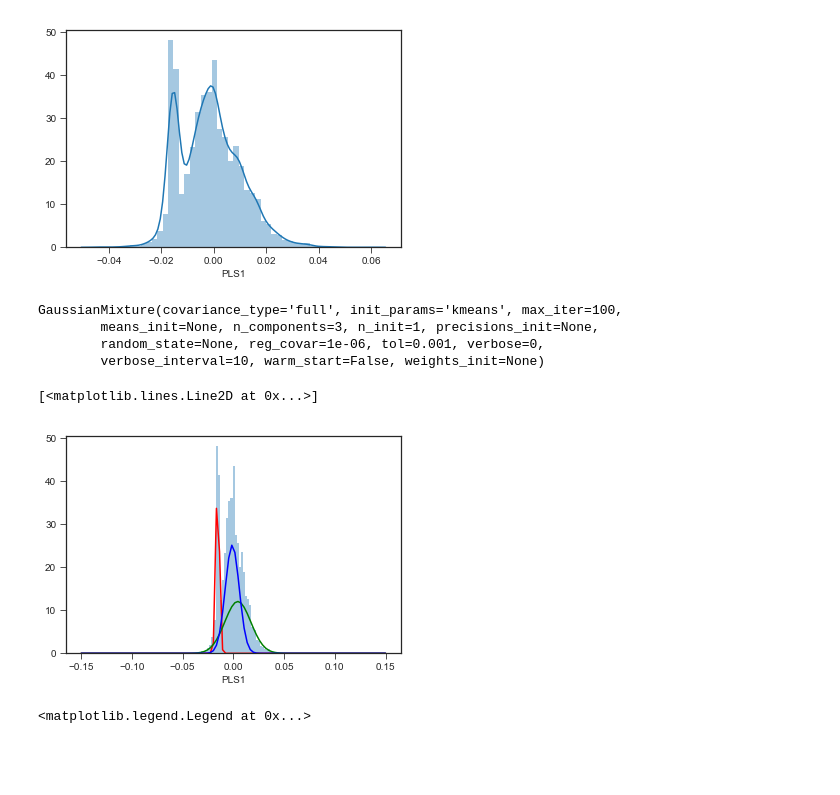
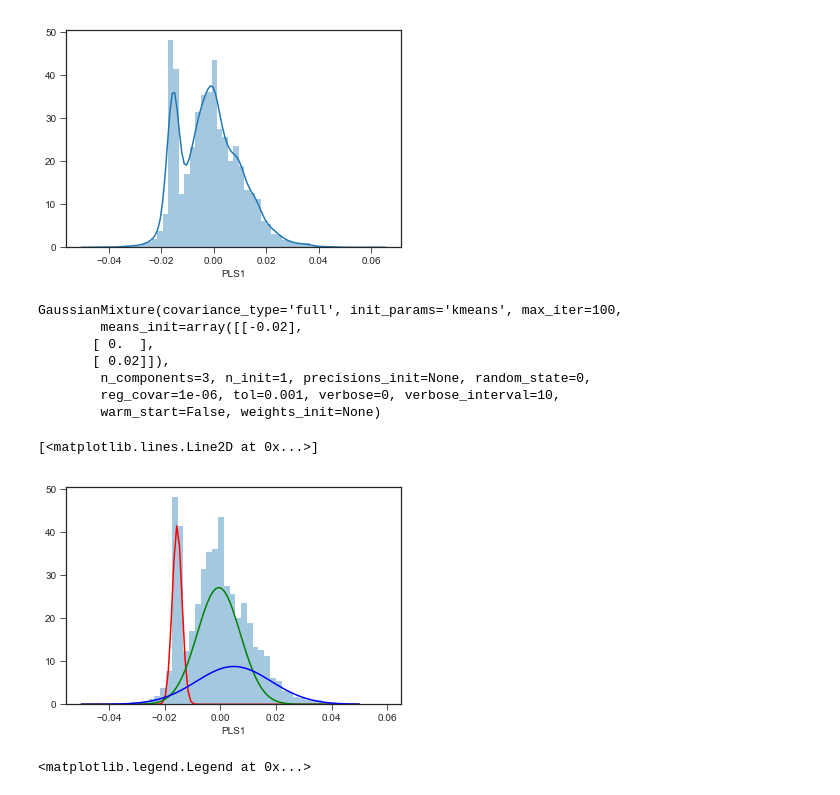
Before and after one commit to mortonjt/pls-balances, a Jupyter notebook: pls_balances/ipynb/mice.ipynb, the cells around one changed output. Cells and saved outputs as stored; diff of their text form; code cells hidden in the pictures; blank space fills up the shorter version.

```diff
--- a/pls_balances/ipynb/mice.ipynb
+++ b/pls_balances/ipynb/mice.ipynb
@@ -18,9 +18,9 @@ from sklearn.cross_decomposition import PLSRegression
 from skbio.stats.composition import clr, centralize, multiplicative_replacement
 ctable = pd.DataFrame(clr(centralize(table+1)),
                       index=table.index, columns=table.columns)
-
+cats = ((metadata=='d, 6 month').astype(np.int)-0.5) * 2
 rfc = PLSRegression(n_components=2)
-rfc.fit(X=ctable.values, Y=metadata=='d, 6 month')
+rfc.fit(X=ctable.values, Y=cats)
 # %% [output]
 PLSRegression(copy=True, max_iter=500, n_components=2, scale=True, tol=1e-06)
 # %%
@@ -39,7 +39,7 @@ plt.legend()
 [figure]
 # %%
 rfc = PLSRegression(n_components=1)
-rfc.fit(X=ctable.values, Y=metadata=='d, 6 month')
+rfc.fit(X=ctable.values, Y=cats)
 pls_df = pd.DataFrame(rfc.x_weights_, index=ctable.columns, columns=['PLS1'])
 sns.distplot(pls_df.PLS1)
 # %% [output]
@@ -48,29 +48,31 @@ sns.distplot(pls_df.PLS1)
 # %%
 from sklearn.mixture import GaussianMixture
 gmod = GaussianMixture(n_components=3,
-                       means_init=[[-0.02], [0], [0.02]])
-gmod = GaussianMixture(n_components=3)
+                       means_init=[[-0.02], [0], [0.02]], random_state=0)
 gmod.fit(X=pls_df.values)
 # %% [output]
 GaussianMixture(covariance_type='full', init_params='kmeans', max_iter=100,
-        means_init=None, n_components=3, n_init=1, precisions_init=None,
-        random_state=None, reg_covar=1e-06, tol=0.001, verbose=0,
-        verbose_interval=10, warm_start=False, weights_init=None)
+        means_init=array([[-0.02],
+       [ 0.  ],
+       [ 0.02]]),
+        n_components=3, n_init=1, precisions_init=None, random_state=0,
+        reg_covar=1e-06, tol=0.001, verbose=0, verbose_interval=10,
+        warm_start=False, weights_init=None)
 # %%
 from scipy.stats import norm
 
 m = np.ravel(gmod.means_)
 s = np.ravel(np.sqrt(gmod.covariances_))
 w = np.ravel(gmod.weights_)
 
-x = np.linspace(-0.15, 0.15, 100)
+x = np.linspace(-0.05, 0.05, 100)
 sns.distplot(pls_df.PLS1, norm_hist=True, kde=False)
 plt.plot(x, w[0]*norm.pdf(x, m[0], s[0]), '-r')
 plt.plot(x, w[1]*norm.pdf(x, m[1], s[1]), '-g')
 plt.plot(x, w[2]*norm.pdf(x, m[2], s[2]), '-b')
 # %% [output]
 [<matplotlib.lines.Line2D at 0x...>]
-[figure, old version]
+[figure, new version]
 # %%
 from pls_balances.src.balances import round_balance
 l, r = round_balance(pls_df.values)
```
Also changed, not shown: parts of 4 cells of this notebook, 2 other files.
